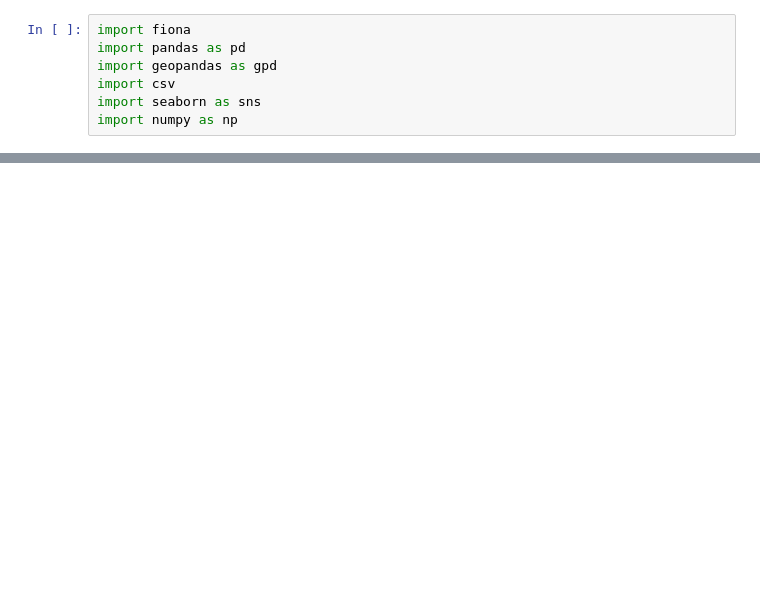
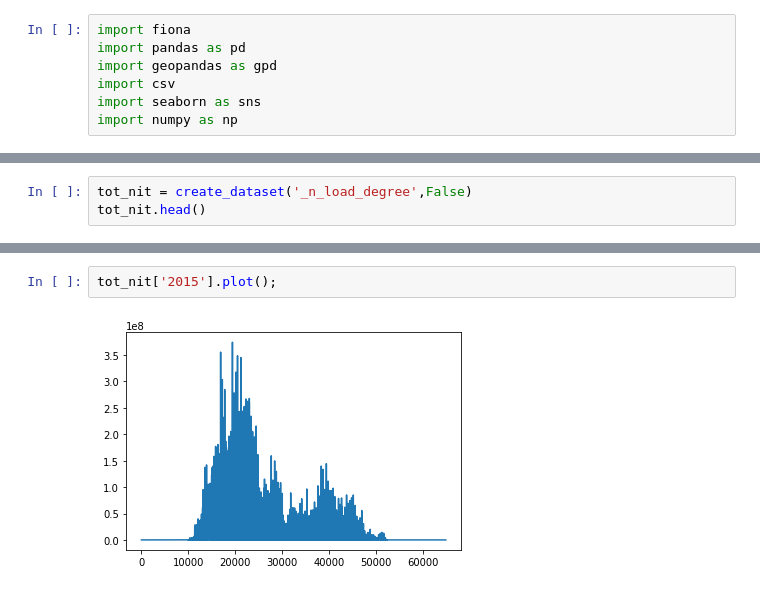
Before and after one commit to charlottegiseleweil/ipbes, a Jupyter notebook: Data Processing/Water.ipynb, the cells around one changed output, grey strips where cells are left out. Drawn from its saved outputs; the diff is of its cells as text; blank space fills up the shorter version.

```diff
--- a/Data Processing/Water.ipynb
+++ b/Data Processing/Water.ipynb
@@ -103,0 +101,3 @@ pd.read_csv(
+# %%
+tot_nit = create_dataset('_n_load_degree',False)
+tot_nit.head()
@@ -103,0 +111,4 @@ pd.read_csv(
+# %%
+tot_nit['2015'].plot();
+# %% [output]
+[figure, added]
```
Also changed, not shown: parts of 34 cells of this notebook, 3 other files.
